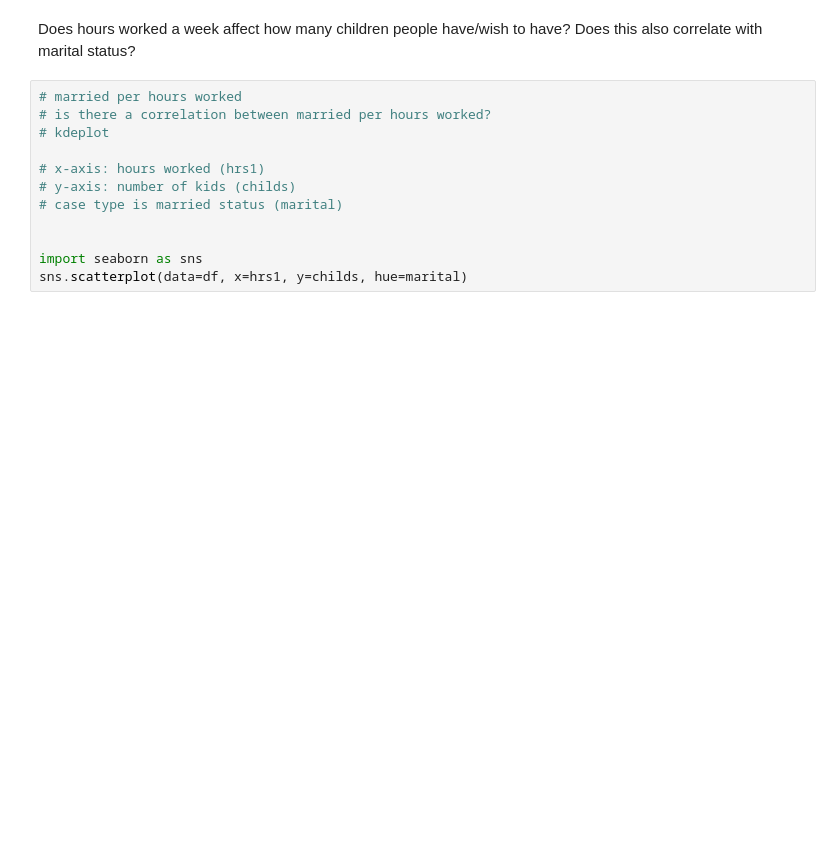
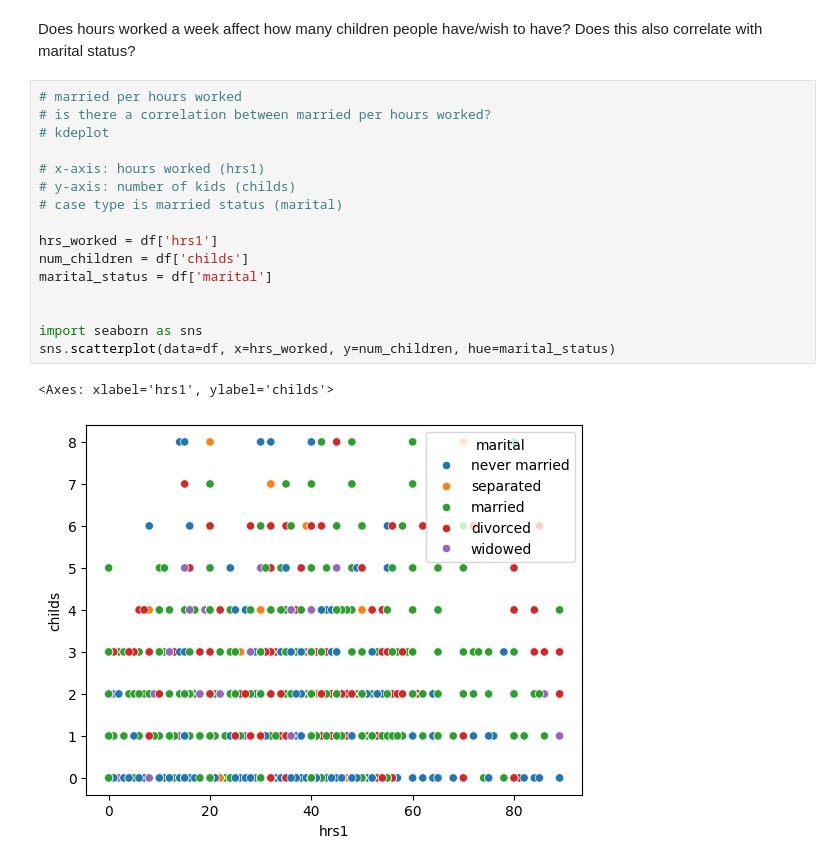
Before and after one commit to imdressel/project_gss, a Jupyter notebook: GSS_Catherine's_Part.ipynb, the cells around one changed output. Saved outputs shown, nothing was run; the diff lists cells and outputs as text; blank space fills up the shorter version.

```diff
--- a/GSS_Catherine's_Part.ipynb
+++ b/GSS_Catherine's_Part.ipynb
@@ -95,12 +98,19 @@ Does hours worked a week affect how many children people have/wish to have? Does
 # %%
 # married per hours worked
 # is there a correlation between married per hours worked?
 # kdeplot
 
 # x-axis: hours worked (hrs1)
 # y-axis: number of kids (childs)
 # case type is married status (marital)
 
+hrs_worked = df['hrs1']
+num_children = df['childs']
+marital_status = df['marital']
+
 
 import seaborn as sns
-sns.scatterplot(data=df, x=hrs1, y=childs, hue=marital)
+sns.scatterplot(data=df, x=hrs_worked, y=num_children, hue=marital_status)
+# %% [output]
+<Axes: xlabel='hrs1', ylabel='childs'>
+[figure, added]
```
Also changed, not shown: parts of 7 cells of this notebook.
